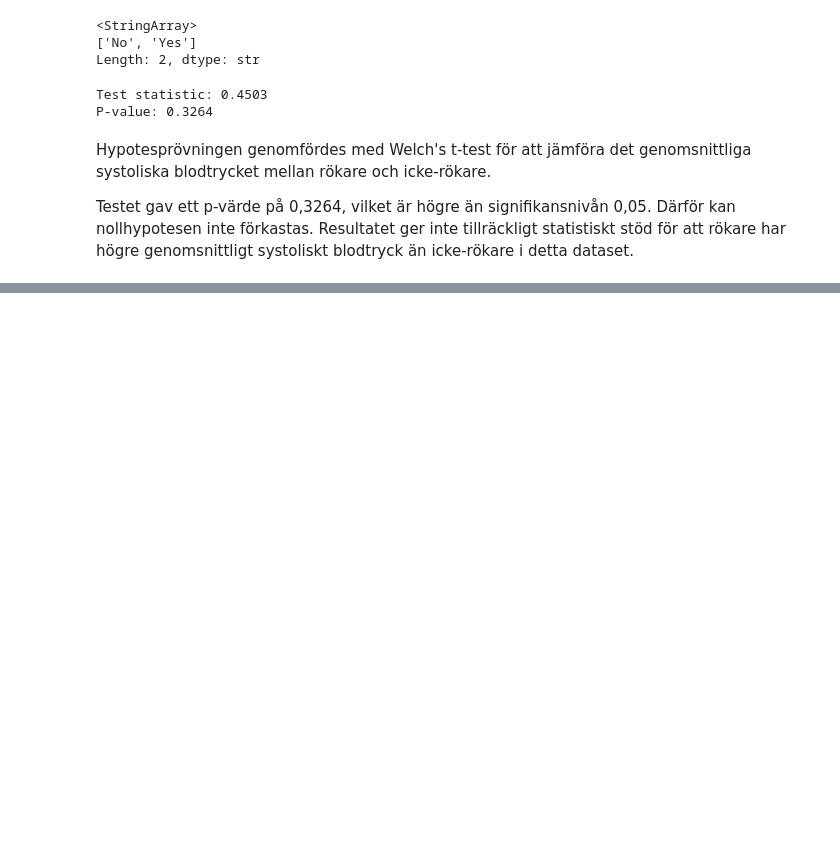
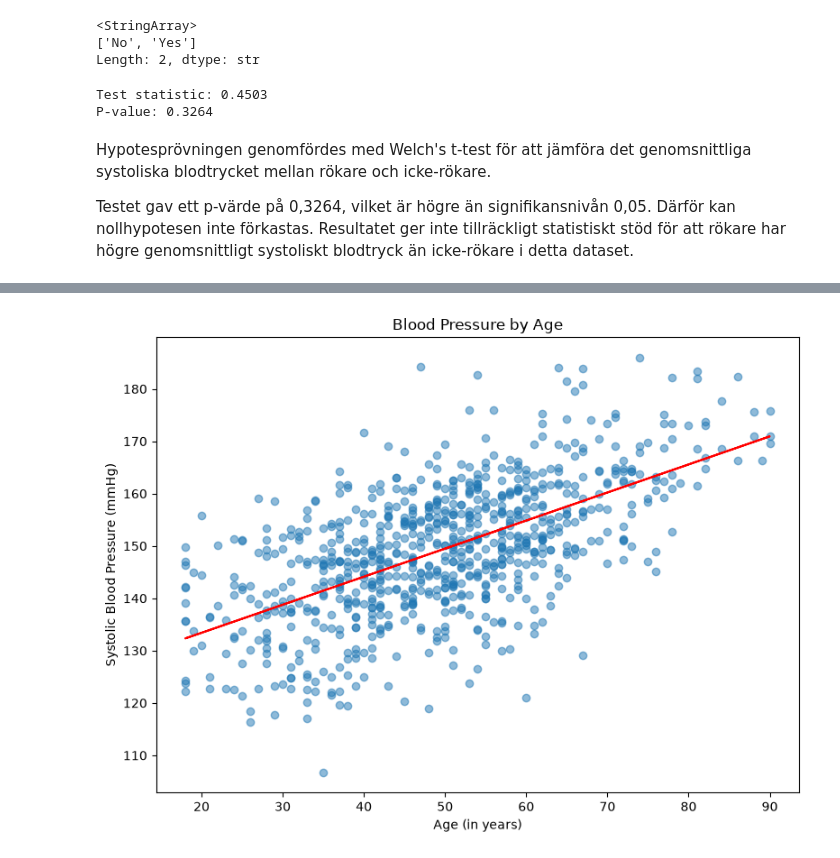
Before and after one commit to Polorizzy/Halsostudie, a Jupyter notebook: notebook/health_analysis.ipynb, the cells around one changed output, grey strips where cells are left out. Drawn from its saved outputs; the diff is of its cells as text; code cells hidden in the pictures; blank space fills up the shorter version.

Commit message:
Färdig med del 2 för health analysis

```diff
--- a/notebook/health_analysis.ipynb
+++ b/notebook/health_analysis.ipynb
@@ -333,0 +410,8 @@ Testet gav ett p-värde på 0,3264, vilket är högre än signifikansnivån 0,05
+# %%
+import importlib
+import src.health_analyzer
+
+importlib.reload(src.health_analyzer)
+HealthAnalyzer = src.health_analyzer.HealthAnalyzer
+
+test_analyzer = HealthAnalyzer(df)
@@ -333,0 +435,5 @@ Testet gav ett p-värde på 0,3264, vilket är högre än signifikansnivån 0,05
+# %%
+from src.visualization import plot_blood_pressure_by_age
+plot_blood_pressure_by_age(df, test_analyzer)
+# %% [output]
+[figure, added]
```
Also changed, not shown: parts of 16 cells of this notebook, 4 other files.
